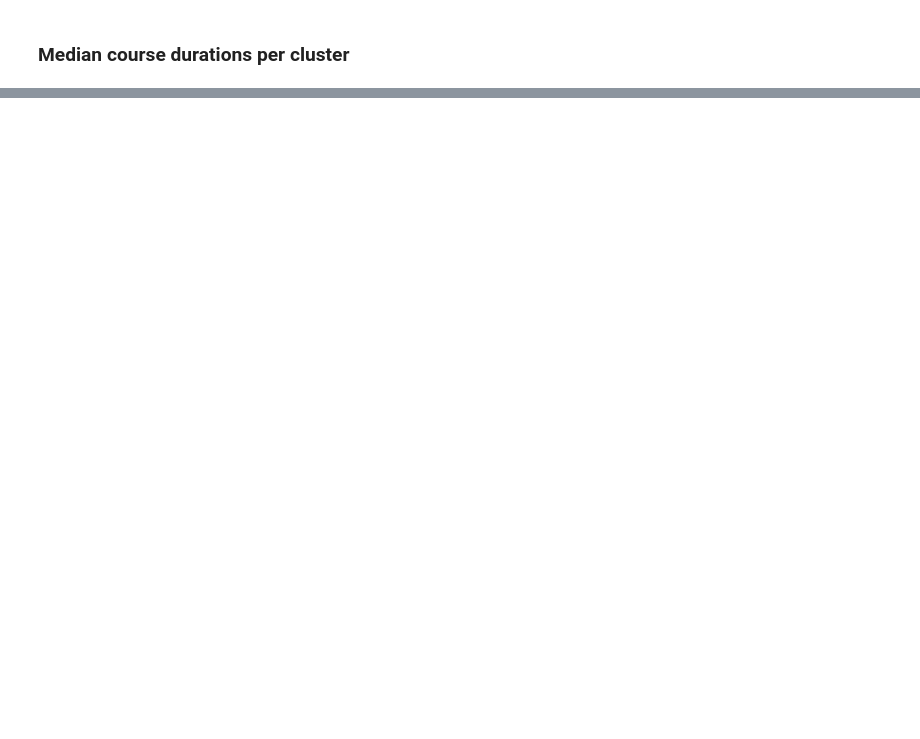
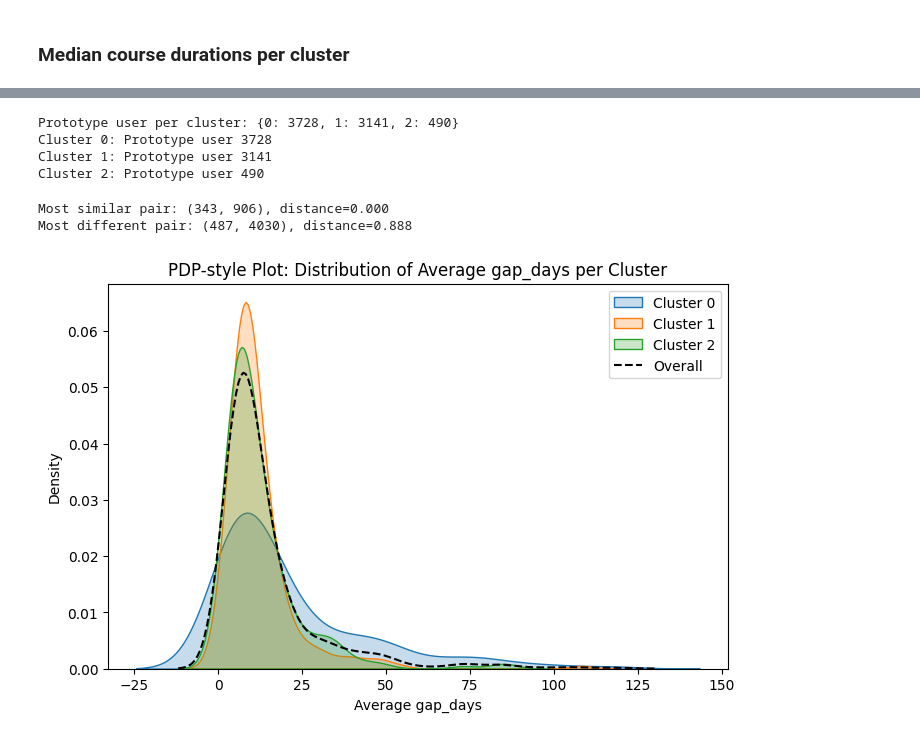
Before and after one commit to malenraychev/BigMMMBehaviour, a Jupyter notebook: markov_clean.ipynb, the cells around one changed output, grey strips where cells are left out. Cells and saved outputs as stored; diff of their text form; code cells hidden in the pictures; blank space fills up the shorter version.

```diff
--- a/markov_clean.ipynb
+++ b/markov_clean.ipynb
@@ -963,0 +1066,73 @@ Median durations per course and activity type for cluster 2 :
+# %%
+import numpy as np
+
+prototype_users = {}
+for cluster, user_ids in cluster_users_dict.items():
+    avg_matrix = cluster_avg_matrices[cluster]
+    min_dist = float('inf')
+    best_uid = None
+    for uid in user_ids:
+        tmatrix = np.array(user_chains[uid].p)
+        dist = np.linalg.norm(tmatrix - avg_matrix)
+        if dist < min_dist:
+            min_dist = dist
+            best_uid = uid
+    prototype_users[cluster] = best_uid
+
+print("Prototype user per cluster:", prototype_users)
+
+# Optional: visualize each prototype user
+for cluster, uid in prototype_users.items():
+    print(f"Cluster {cluster}: Prototype user {uid}")
+    plot_user_markov_with_edge_labels(uid)
+# %% [output]
+Prototype user per cluster: {0: 3728, 1: 3141, 2: 490}
+Cluster 0: Prototype user 3728
+Cluster 1: Prototype user 3141
+Cluster 2: Prototype user 490
+# %%
+import itertools
+
+# Find the two most similar and most different users in the dataset
+min_dist = float('inf')
+max_dist = float('-inf')
+most_similar_pair = None
+most_different_pair = None
+
+for i, j in itertools.combinations(range(len(users_all)), 2):
+    dist = combined_matrix[i, j]
+    if dist < min_dist:
+        min_dist = dist
+        most_similar_pair = (users_all[i], users_all[j])
+    if dist > max_dist:
+        max_dist = dist
+        most_different_pair = (users_all[i], users_all[j])
+
+print(f"Most similar pair: {most_similar_pair}, distance={min_dist:.3f}")
+print(f"Most different pair: {most_different_pair}, distance={max_dist:.3f}")
+
+# Visualize their Markov chains (or other features)
+for uid in most_similar_pair + most_different_pair:
+    plot_user_markov_with_edge_labels(uid)
+# %% [output]
+Most similar pair: (343, 906), distance=0.000
+Most different pair: (487, 4030), distance=0.888
+# %%
+import matplotlib.pyplot as plt
+
+# Calculate average gap_days per user
+gap_days_avg = gap_days.set_index('user_id')['gap_days'].apply(np.mean)
+
+plt.figure(figsize=(8, 5))
+for cluster in sorted(cluster_users_dict.keys()):
+    user_ids = cluster_users_dict[cluster]
+    vals = gap_days_avg[user_ids]
+    sns.kdeplot(vals, label=f'Cluster {cluster}', fill=True)
+sns.kdeplot(gap_days_avg, color='k', linestyle='--', label='Overall', fill=False)
+plt.xlabel("Average gap_days")
+plt.ylabel("Density")
+plt.title("PDP-style Plot: Distribution of Average gap_days per Cluster")
+plt.legend()
+plt.show()
+# %% [output]
+[figure, added]
```
Also changed, not shown: parts of 31 cells of this notebook.
